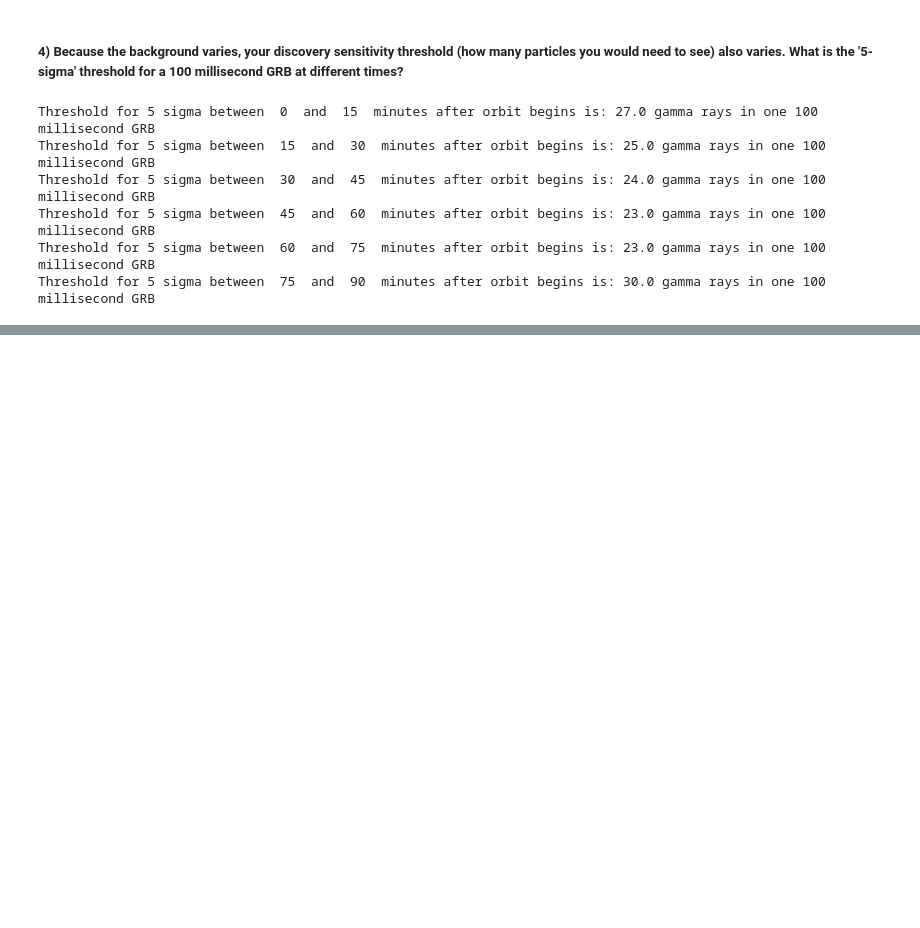
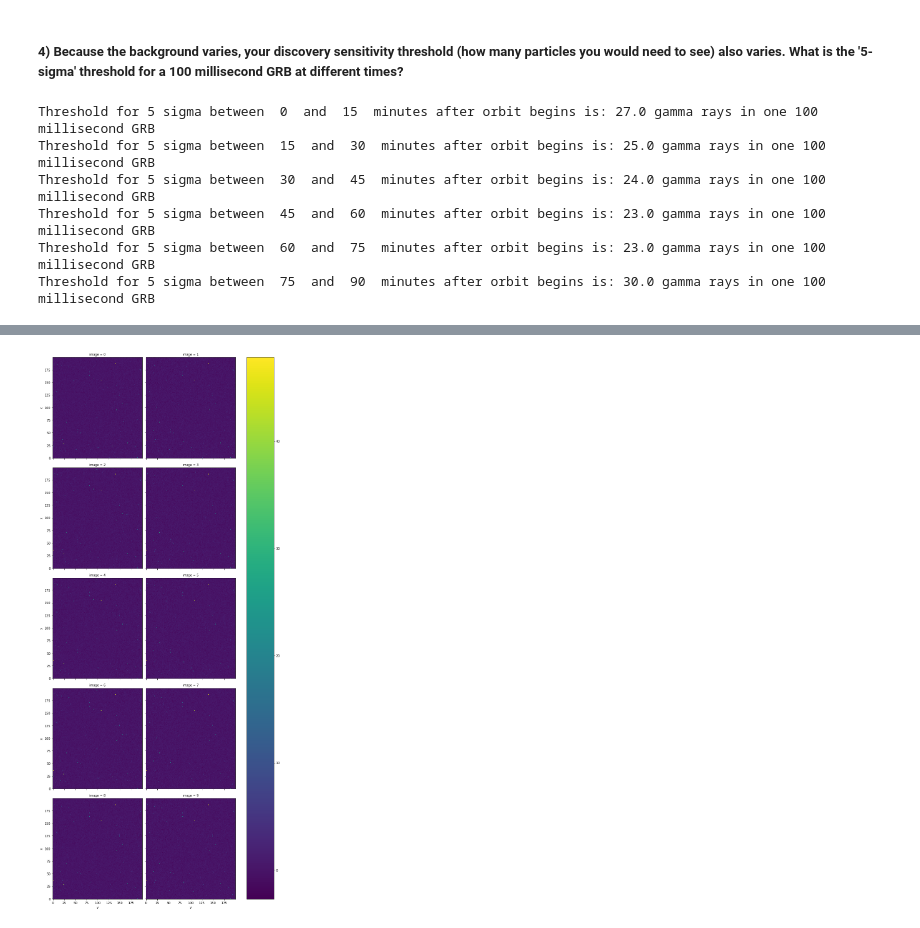
Before and after one commit to chkboris/Physics-434, a Jupyter notebook: Lab-4.ipynb, the cells around one changed output, grey strips where cells are left out. Cells and saved outputs as stored; diff of their text form; code cells hidden in the pictures; blank space fills up the shorter version.

```diff
--- a/Lab-4.ipynb
+++ b/Lab-4.ipynb
@@ -173,0 +181,8 @@ In reality, The signal contamination at 330 degrees longitude is due to the Sout
+# %%
+im = h5py.File('images.h5','r')
+stack = xr.DataArray(im.get('imagestack')[:,:,:], coords=[np.arange(200), np.arange(200), np.arange(10)], dims=['x','y','image']).transpose('image','x','y')
+stack.plot(center=False, col='image', col_wrap=2, size=5)
+im.close()
+plt.show()
+# %% [output]
+[figure, added]
```
Also changed, not shown: parts of 15 cells of this notebook.
